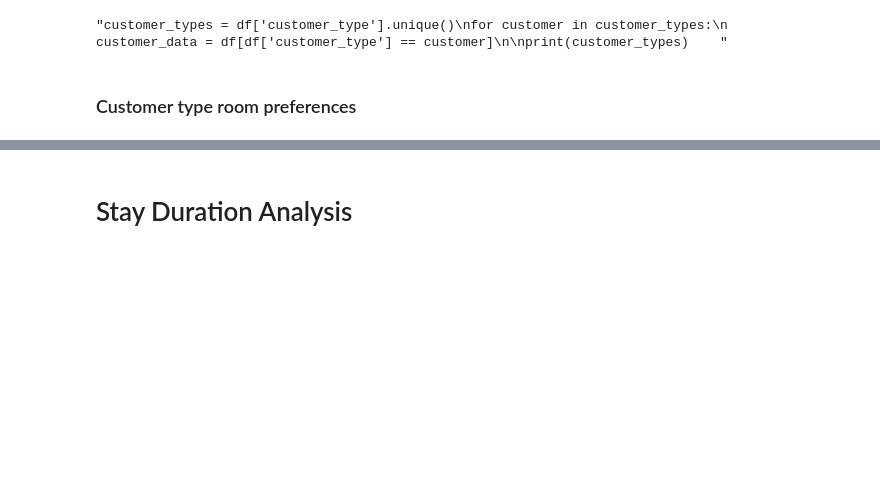
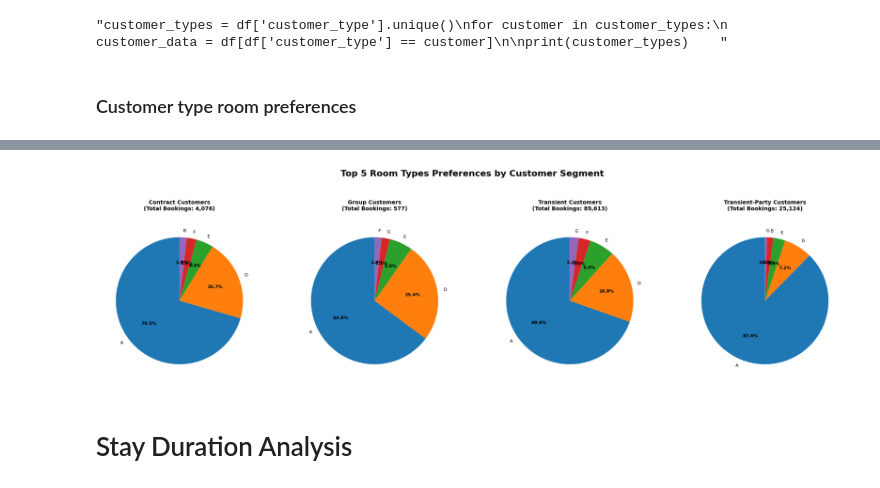
Before and after one commit to asif-mursalin/Data-mining-project, a Jupyter notebook: Project.ipynb, the cells around one changed output, grey strips where cells are left out. Saved outputs shown, nothing was run; the diff lists cells and outputs as text; code cells hidden in the pictures; blank space fills up the shorter version.

Commit message:
edited the customer prefer

```diff
--- a/Project.ipynb
+++ b/Project.ipynb
@@ -899,3 +869,34 @@ Name: count, dtype: int64
+# %%
+def customer_room_prefer(df):
+   fig, axes = plt.subplots(1, 4, figsize=(20, 5))
+   customer_types = df['customer_type'].unique()
+   for i in range(len(customer_types)):
+       customer = sorted(customer_types)[i]
+       customer_data = df[df['customer_type'] == customer]
+       room_preferences = customer_data['reserved_room_type'].value_counts().head(5)
+       top_rooms = room_preferences
+       total_bookings = len(customer_data)
+
+       wedges, texts, autotexts = axes[i].pie(
+           top_rooms.values,
+           labels=top_rooms.index,
+           autopct='%1.1f%%',
+           startangle=90
+       )
+
+       plt.setp(autotexts, size=8, weight="bold")
+       plt.setp(texts, size=8)
+       axes[i].set_title(f'{customer} Customers\n(Total Bookings: {total_bookings:,})',
+                        pad=20, fontsize=10, fontweight='bold')
+
+   fig.suptitle('Top 5 Room Types Preferences by Customer Segment',
+                fontsize=16, fontweight='bold', y=1.1)
+   plt.tight_layout()
+   plt.show()
+
+customer_room_prefer(df)
+# %% [output]
+[figure, added]
 # %% [markdown]
 # Stay Duration Analysis
 # %%
```
Also changed, not shown: parts of 1 cell of this notebook.
